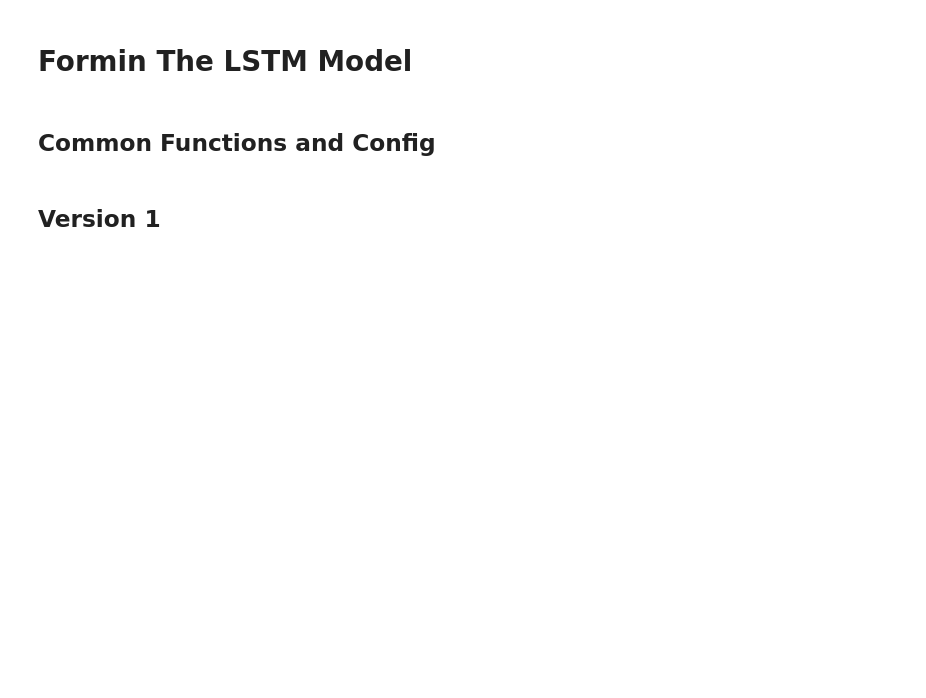
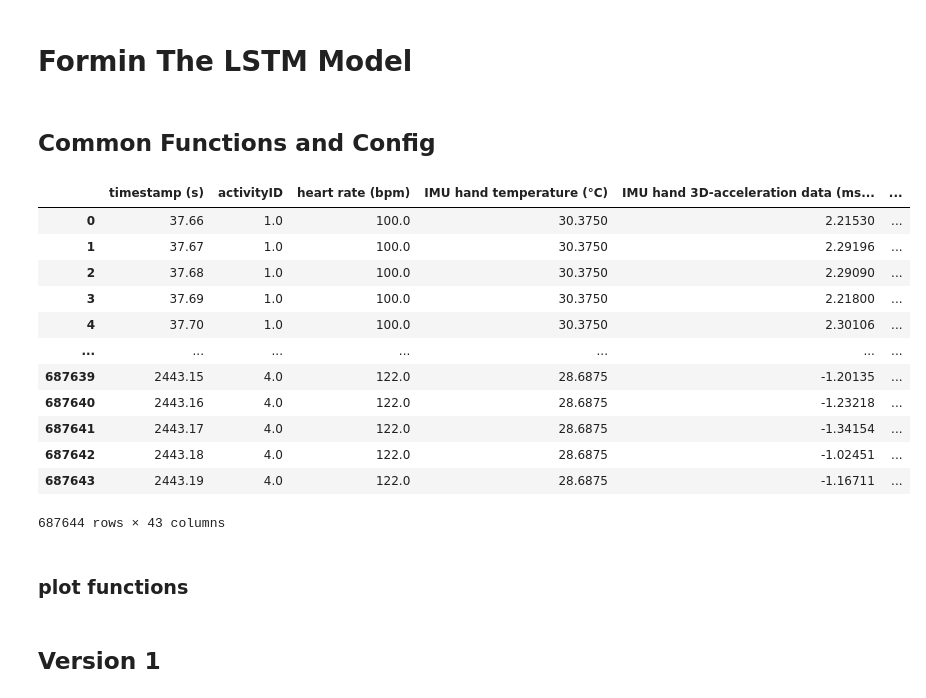
Before and after one commit to ChaiShalev18/Activity-Recognition-using-LSTM, a Jupyter notebook: DL_Assignment2.ipynb, the cells around one changed output. Cells and saved outputs as stored; diff of their text form; code cells hidden in the pictures; blank space fills up the shorter version.

```diff
--- a/DL_Assignment2.ipynb
+++ b/DL_Assignment2.ipynb
@@ -516,5 +537,7 @@ class activity_dataset(Dataset):
 # dataset = activity_dataset(df, window = 5000, prog_size = 1000)
 # %% [markdown]
 ## Creating KFolds
+# %%
+kfolds_count = 3
 # %%
 df = union_dfs(protocol_dataframes)
@@ -540,10 +547,19 @@ from sklearn.model_selection import KFold
 
 def get_new_dict_of_dataframes(dataframes, keys):
     new_dfs = {}
+    curr_df = None
     for key in keys:
         sub_key = 'subject10' + str(key + 1)
+        if curr_df == None:
+            curr_df = dataframes[sub_key]
+        else:
+            curr_df = pd.concat(dataframes.values())
         new_dfs[sub_key] = dataframes[sub_key]
     return new_dfs
+
+def get_concatination_dfs(dataframes, keys):
+    return pd.concat((dataframes['subject10' + str(key + 1) ]for key in keys ), ignore_index= True )
+
 
 def make_kfold(dataframes, k_folds = 3):
     folds = {}
@@ -554,8 +570,8 @@ def make_kfold(dataframes, k_folds = 3):
     KFold(n_splits=k_folds, random_state=None, shuffle=True)
     for i, (train_index, test_index) in enumerate(kf.split(X)):
         fold = {}
-        fold['Train'] = get_new_dict_of_dataframes(dataframes, train_index)
-        fold['Valid'] = get_new_dict_of_dataframes(dataframes, test_index)
+        fold['Train'] = get_concatination_dfs(dataframes, train_index)
+        fold['Valid'] = get_concatination_dfs(dataframes, test_index)
         folds["Model " + str(i+1)] = fold
     return folds
 # %%
@@ -563,0 +580,2 @@ valid_dfs = union_dfs((make_kfold(protocol_dataframes))['Model 1']['Valid'])
+# %%
+kfolds = make_kfold(protocol_dataframes, kfolds_count)
@@ -711,0 +733,16 @@ window_size = 1000
+# %%
+kfolds['Model 1']['Valid']
+# %% [output]
+|  | timestamp (s) | activityID | heart rate (bpm) | IMU hand temperature (°C) | IMU hand 3D-acceleration data (ms... | ... |
+| 0 | 37.66 | 1.0 | 100.0 | 30.3750 | 2.21530 | ... |
+| 1 | 37.67 | 1.0 | 100.0 | 30.3750 | 2.29196 | ... |
+| 2 | 37.68 | 1.0 | 100.0 | 30.3750 | 2.29090 | ... |
+| 3 | 37.69 | 1.0 | 100.0 | 30.3750 | 2.21800 | ... |
+| 4 | 37.70 | 1.0 | 100.0 | 30.3750 | 2.30106 | ... |
+| ... | ... | ... | ... | ... | ... | ... |
+| 687639 | 2443.15 | 4.0 | 122.0 | 28.6875 | -1.20135 | ... |
+| 687640 | 2443.16 | 4.0 | 122.0 | 28.6875 | -1.23218 | ... |
+| 687641 | 2443.17 | 4.0 | 122.0 | 28.6875 | -1.34154 | ... |
+| 687642 | 2443.18 | 4.0 | 122.0 | 28.6875 | -1.02451 | ... |
+| 687643 | 2443.19 | 4.0 | 122.0 | 28.6875 | -1.16711 | ... |
+687644 rows × 43 columns
@@ -711,0 +853,2 @@ window_size = 1000
+# %% [markdown]
+### plot functions
```
Also changed, not shown: parts of 44 cells of this notebook.
